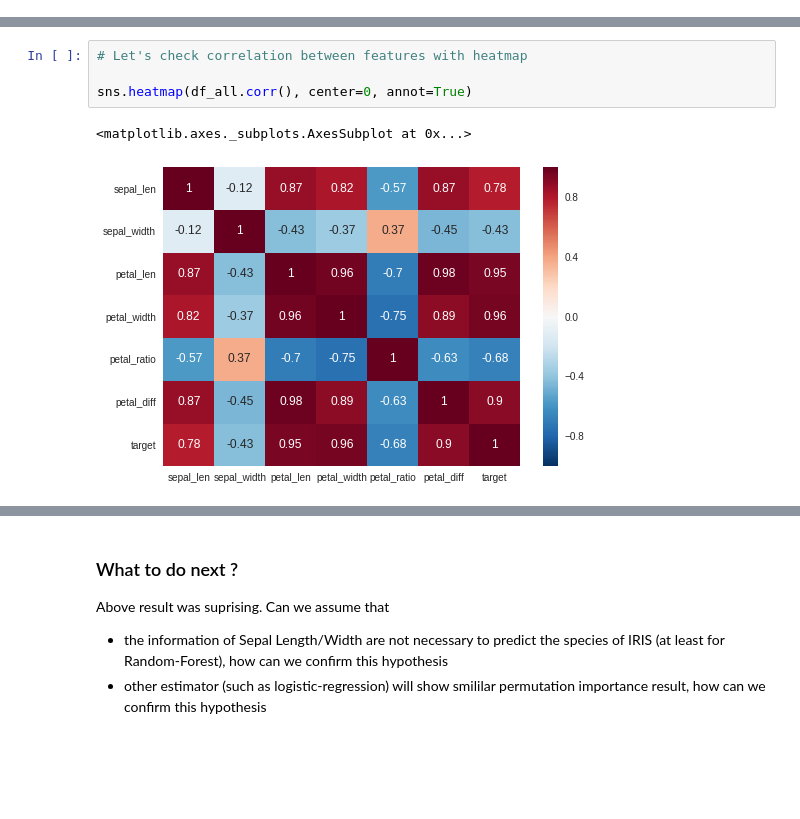
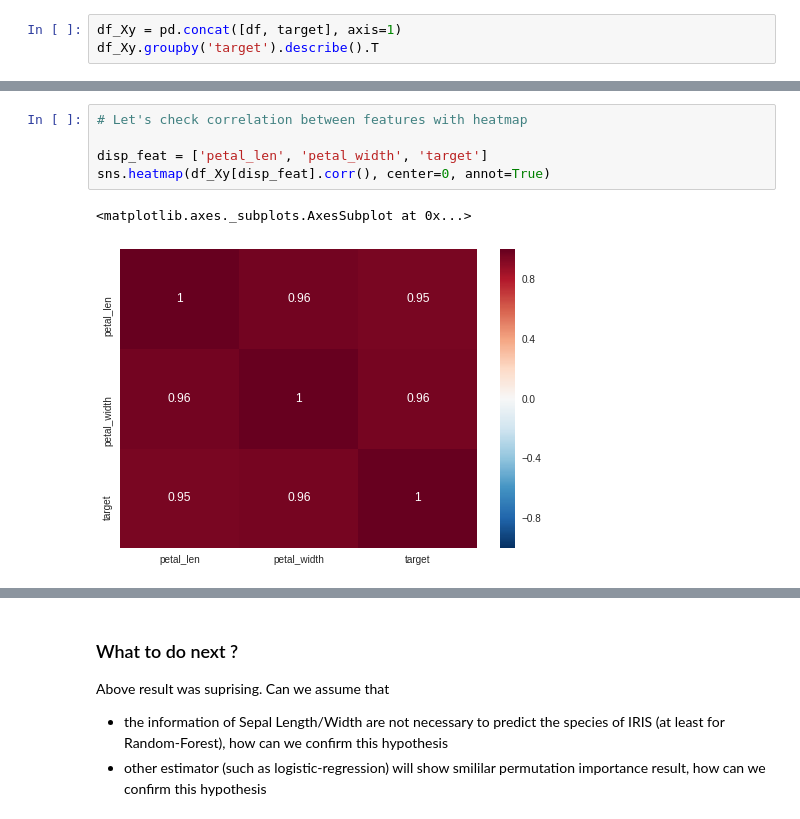
Before and after one commit to ShinjiKatoA16/UCSY-sw-eng, a Jupyter notebook: iristest.ipynb, the cells around one changed output, grey strips where cells are left out. Drawn from its saved outputs; the diff is of its cells as text; blank space fills up the shorter version.

```diff
--- a/iristest.ipynb
+++ b/iristest.ipynb
@@ -38,0 +99,3 @@ df_all = pd.concat([df, target], axis=1)
+# %%
+df_Xy = pd.concat([df, target], axis=1)
+df_Xy.groupby('target').describe().T
@@ -39,10 +132,11 @@ df_all = pd.concat([df, target], axis=1)
 # %%
 # Let's check correlation between features with heatmap
 
-sns.heatmap(df_all.corr(), center=0, annot=True)
+disp_feat = ['petal_len', 'petal_width', 'target']
+sns.heatmap(df_Xy[disp_feat].corr(), center=0, annot=True)
 # %% [output]
 <matplotlib.axes._subplots.AxesSubplot at 0x...>
-[figure, old version]
+[figure, new version]
 # %%
 # Split data into train, cross-validation
 
```
Also changed, not shown: parts of 22 cells of this notebook.
